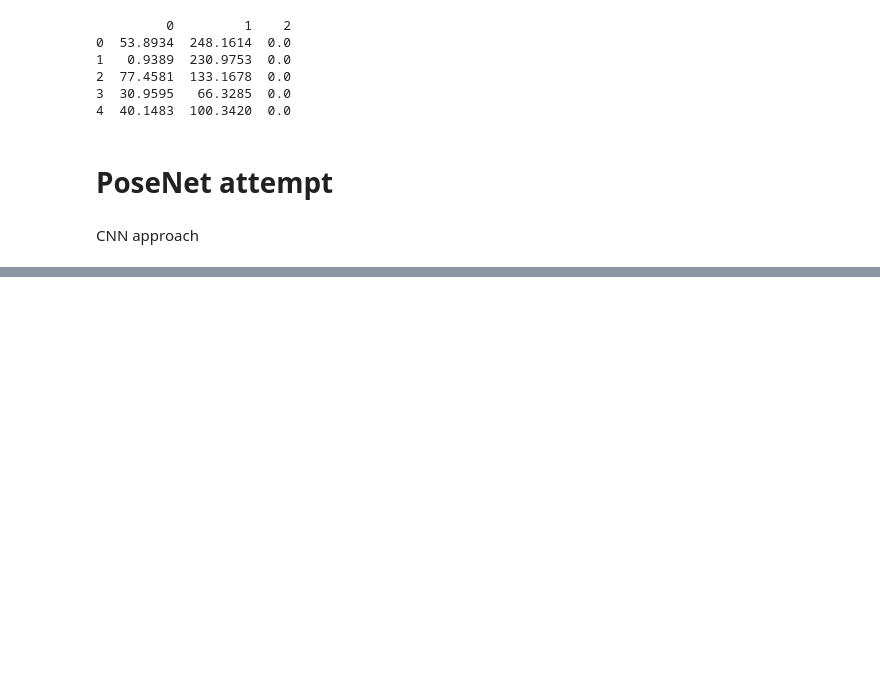
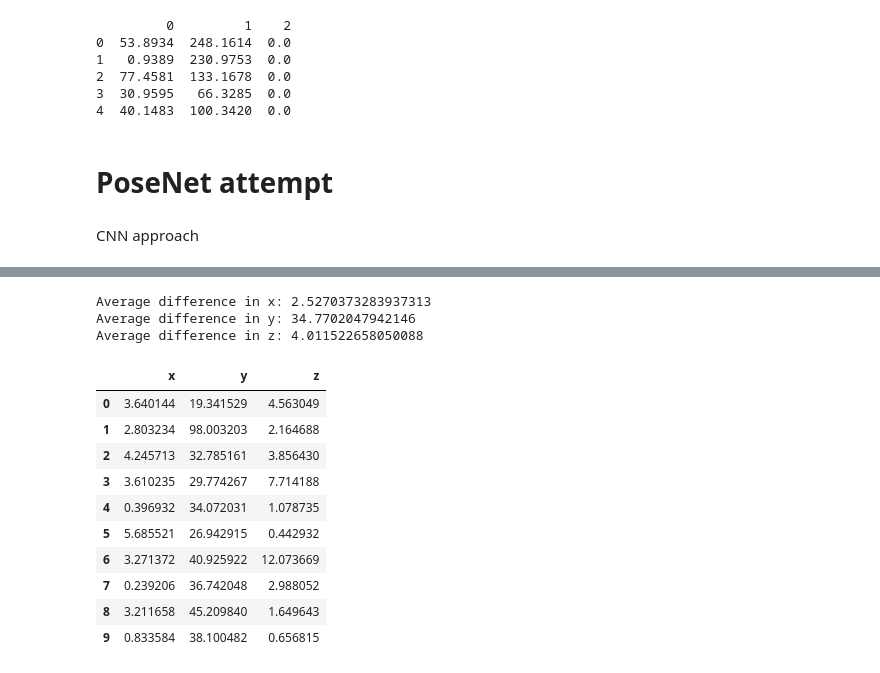
Before and after one commit to elan-wilkinson/OrientationDetectionLegoAerospaceAssembly, a Jupyter notebook: Main.ipynb, the cells around one changed output, grey strips where cells are left out. Cells and saved outputs as stored; diff of their text form; code cells hidden in the pictures; blank space fills up the shorter version.

```diff
--- a/Main.ipynb
+++ b/Main.ipynb
@@ -1206,0 +1486,7 @@ model.save('rotation_cnn_model.h5')
+# %%
+shuttle_euler_rots_df['img name'] = ""
+# create annotations file:
+for i in range(0,20000):
+  shuttle_euler_rots_df.loc[i, 'img name'] = "sequence." + str(i) + "/" + "step0.camera.png"
+# %%
+shuttle_euler_rots_df = shuttle_euler_rots_df.reindex(columns=['img name', 'x', 'y', 'z'])
@@ -1206,0 +1502,2 @@ model.save('rotation_cnn_model.h5')
+# %%
+shuttle_euler_rots_df.loc[20000, 'img name'] = "sequence.20000/step0.camera.png"
@@ -1206,0 +1620,50 @@ model.save('rotation_cnn_model.h5')
+# %%
+predictions = []
+model.eval()
+with torch.no_grad():
+    for test_images, test_rotation_labels in test_loader:
+        test_images = test_images.to(device)
+        test_outputs = model(test_images)
+        predictions.extend(test_outputs.cpu().numpy())
+# %%
+import numpy as np
+predictions_array = np.array(predictions)
+orig = []
+
+for val in test_annotations.iloc[:, 1:4].values:
+  orig.append(val)
+
+orig_array = np.array(orig)
+
+predictions_degrees = predictions_array * 180.0
+orig_degrees = orig_array * 180.0
+
+differences = orig_degrees - predictions_degrees
+differences = np.abs(differences)
+
+differences_df = pd.DataFrame(differences, columns=['x', 'y', 'z'])
+
+x_avg = differences_df['x'].mean()
+y_avg = differences_df['y'].mean()
+z_avg = differences_df['z'].mean()
+
+print(f"Average difference in x: {x_avg}")
+print(f"Average difference in y: {y_avg}")
+print(f"Average difference in z: {z_avg}")
+
+differences_df.head(10)
+# %% [output]
+Average difference in x: 2.5270373283937313
+Average difference in y: 34.7702047942146
+Average difference in z: 4.011522658050088
+|  | x | y | z |
+| 0 | 3.640144 | 19.341529 | 4.563049 |
+| 1 | 2.803234 | 98.003203 | 2.164688 |
+| 2 | 4.245713 | 32.785161 | 3.856430 |
+| 3 | 3.610235 | 29.774267 | 7.714188 |
+| 4 | 0.396932 | 34.072031 | 1.078735 |
+| 5 | 5.685521 | 26.942915 | 0.442932 |
+| 6 | 3.271372 | 40.925922 | 12.073669 |
+| 7 | 0.239206 | 36.742048 | 2.988052 |
+| 8 | 3.211658 | 45.209840 | 1.649643 |
+| 9 | 0.833584 | 38.100482 | 0.656815 |
```
Also changed, not shown: parts of 25 cells of this notebook.
